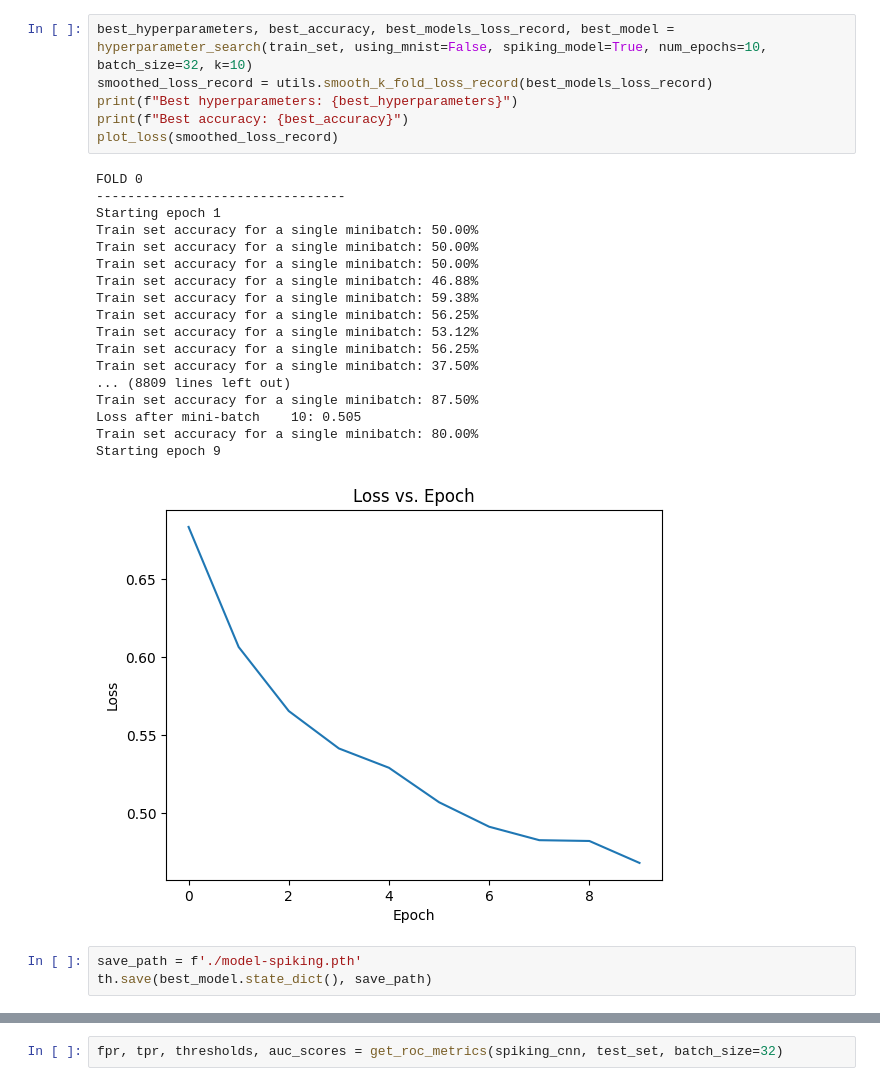
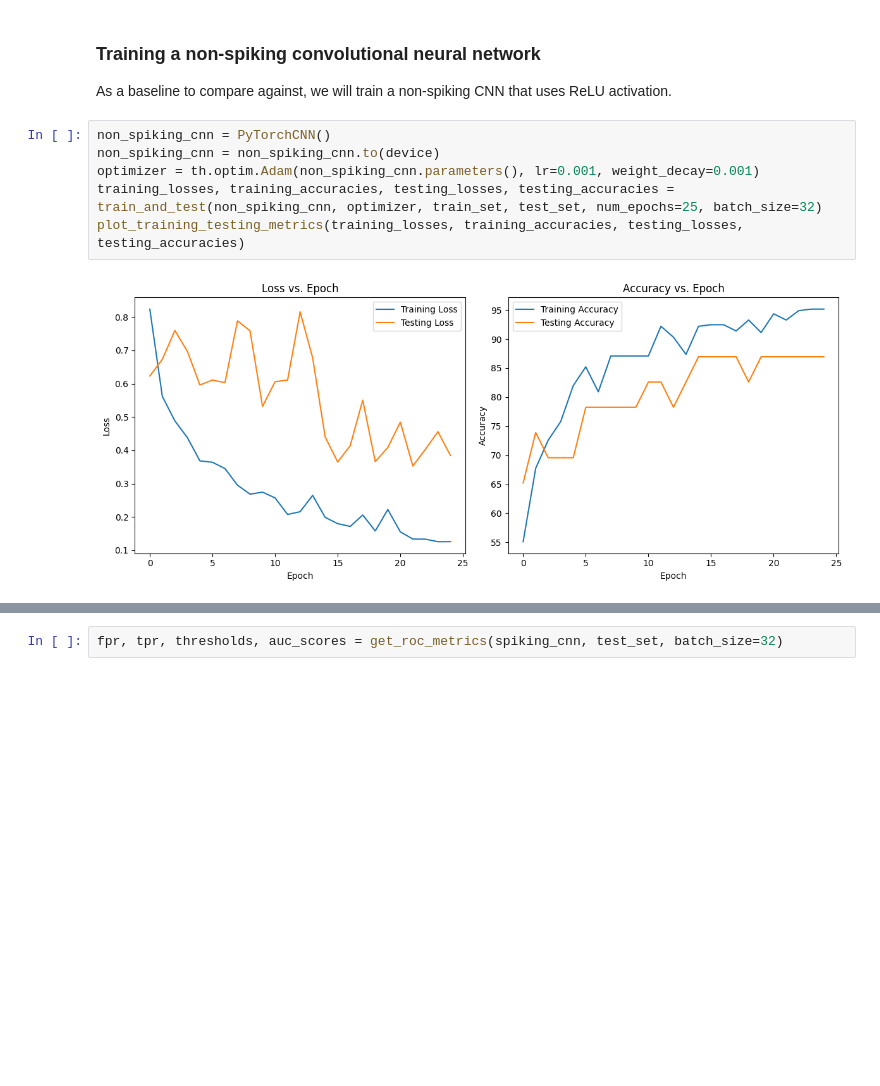
Before and after one commit to syntactic/ModelingSynapticPlasticity-BloodSpatterAnalysis, a Jupyter notebook: project.ipynb, the cells around one changed output, grey strips where cells are left out. Drawn from its saved outputs; the diff is of its cells as text; blank space fills up the shorter version.

```diff
--- a/project.ipynb
+++ b/project.ipynb
@@ -101,28 +97,11 @@ Average: 83.3153153153153 %
-# %%
-best_hyperparameters, best_accuracy, best_models_loss_record, best_model = hyperparameter_search(train_set, using_mnist=False, spiking_model=True, num_epochs=10, batch_size=32, k=10)
-smoothed_loss_record = utils.smooth_k_fold_loss_record(best_models_loss_record)
-print(f"Best hyperparameters: {best_hyperparameters}")
-print(f"Best accuracy: {best_accuracy}")
-plot_loss(smoothed_loss_record)
-# %% [output]
-FOLD 0
---------------------------------
-Starting epoch 1
-Train set accuracy for a single minibatch: 50.00%
-Train set accuracy for a single minibatch: 50.00%
-Train set accuracy for a single minibatch: 50.00%
-Train set accuracy for a single minibatch: 46.88%
-Train set accuracy for a single minibatch: 59.38%
-Train set accuracy for a single minibatch: 56.25%
-Train set accuracy for a single minibatch: 53.12%
-Train set accuracy for a single minibatch: 56.25%
-Train set accuracy for a single minibatch: 37.50%
-... (8809 lines left out)
-Train set accuracy for a single minibatch: 87.50%
-Loss after mini-batch    10: 0.505
-Train set accuracy for a single minibatch: 80.00%
-Starting epoch 9
-[figure, removed]
-# %%
-save_path = f'./model-spiking.pth'
-th.save(best_model.state_dict(), save_path)
+# %% [markdown]
+### Training a non-spiking convolutional neural network
+As a baseline to compare against, we will train a non-spiking CNN that uses ReLU activation.
+# %%
+non_spiking_cnn = PyTorchCNN()
+non_spiking_cnn = non_spiking_cnn.to(device)
+optimizer = th.optim.Adam(non_spiking_cnn.parameters(), lr=0.001, weight_decay=0.001)
+training_losses, training_accuracies, testing_losses, testing_accuracies = train_and_test(non_spiking_cnn, optimizer, train_set, test_set, num_epochs=25, batch_size=32)
+plot_training_testing_metrics(training_losses, training_accuracies, testing_losses, testing_accuracies)
+# %% [output]
+[figure, added]
```
Also changed, not shown: parts of 18 cells of this notebook, 4 other files.
